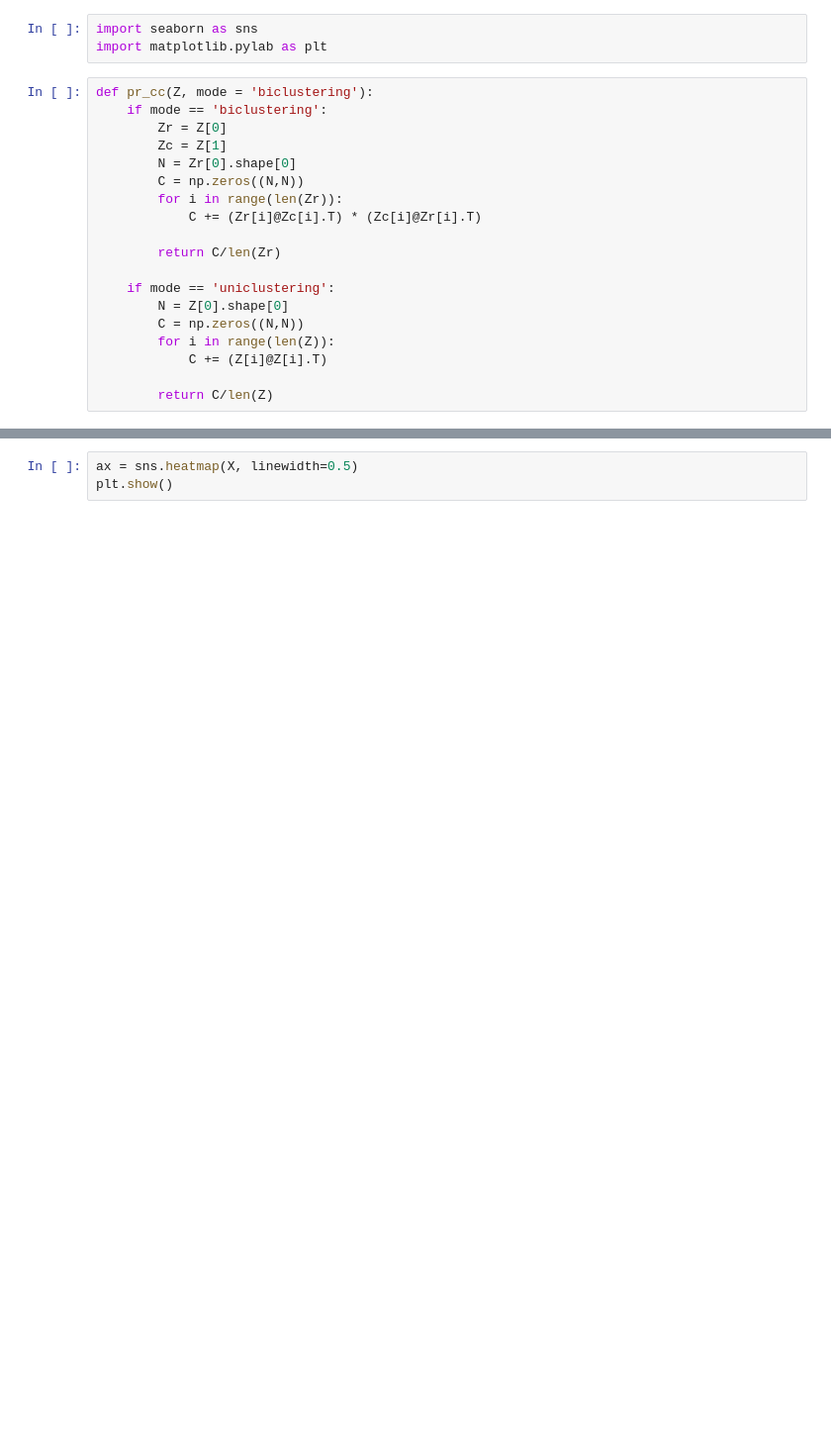
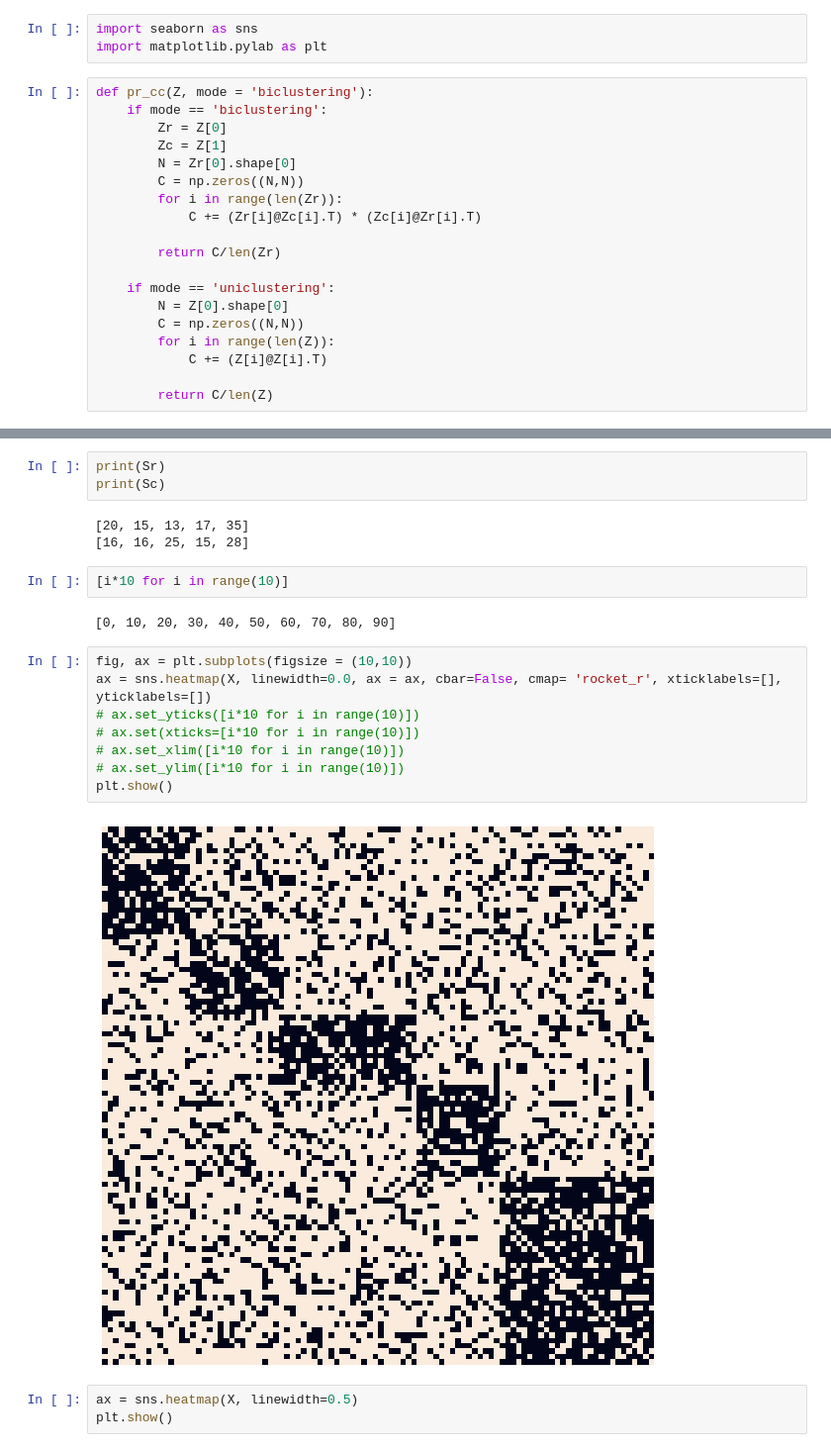
Before and after one commit to FreeTheOtter/BNP-Net, a Jupyter notebook: src/irm_bicluster_2.ipynb, the cells around one changed output, grey strips where cells are left out. Shown at 99% size. Saved outputs shown, nothing was run; the diff lists cells and outputs as text; blank space fills up the shorter version.

```diff
--- a/src/irm_bicluster_2.ipynb
+++ b/src/irm_bicluster_2.ipynb
@@ -1030,3 +1617,23 @@ plt.show()
+# %%
+print(Sr)
+print(Sc)
+# %% [output]
+[20, 15, 13, 17, 35]
+[16, 16, 25, 15, 28]
+# %%
+[i*10 for i in range(10)]
+# %% [output]
+[0, 10, 20, 30, 40, 50, 60, 70, 80, 90]
+# %%
+fig, ax = plt.subplots(figsize = (10,10))
+ax = sns.heatmap(X, linewidth=0.0, ax = ax, cbar=False, cmap= 'rocket_r', xticklabels=[], yticklabels=[])
+# ax.set_yticks([i*10 for i in range(10)])
+# ax.set(xticks=[i*10 for i in range(10)])
+# ax.set_xlim([i*10 for i in range(10)])
+# ax.set_ylim([i*10 for i in range(10)])
+plt.show()
+# %% [output]
+[figure, added]
 # %%
 ax = sns.heatmap(X, linewidth=0.5)
 plt.show()
```
Also changed, not shown: parts of 25 cells of this notebook, 1 other file.
